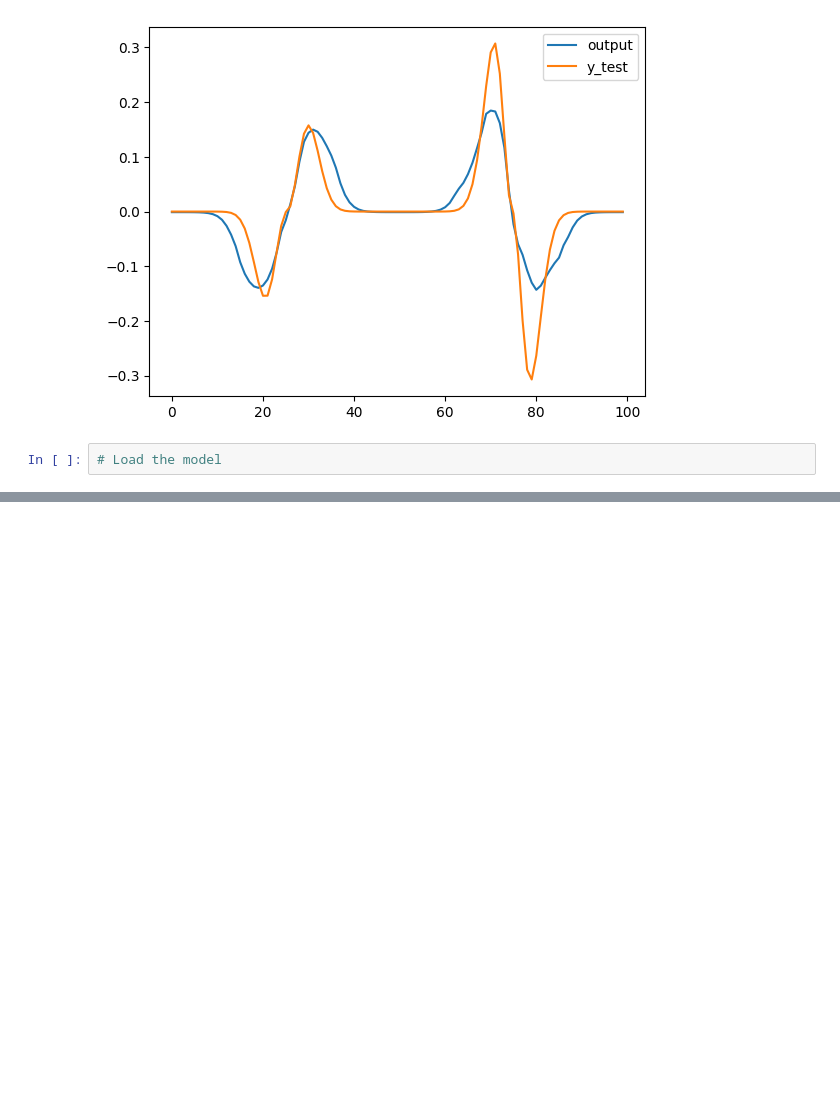
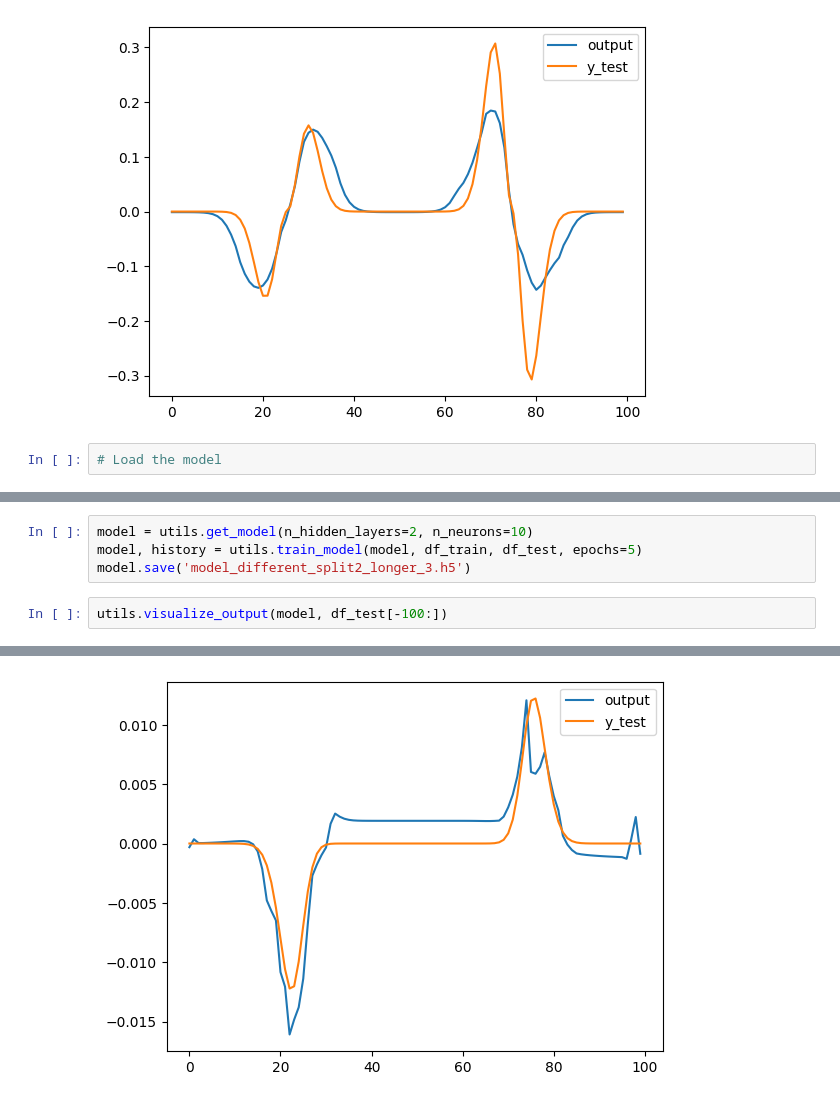
Before and after one commit to pawelmagnu/PyMPDATA, a Jupyter notebook: fluxes/third_attempt.ipynb, the cells around one changed output, grey strips where cells are left out. Cells and saved outputs as stored; diff of their text form; blank space fills up the shorter version.

```diff
--- a/fluxes/third_attempt.ipynb
+++ b/fluxes/third_attempt.ipynb
@@ -110,0 +142,7 @@ sanity_check(model2, df_test[:100], scaling_factor=0.08)
+# %%
+model = utils.get_model(n_hidden_layers=2, n_neurons=10)
+model, history = utils.train_model(model, df_train, df_test, epochs=5)
+model.save('model_different_split2_longer_3.h5')
+# %%
+utils.visualize_output(model, df_test[-100:])
+# %% [output]
@@ -110,0 +150 @@ sanity_check(model2, df_test[:100], scaling_factor=0.08)
+[figure, added]
```
Also changed, not shown: parts of 12 cells of this notebook, 1 other file.
